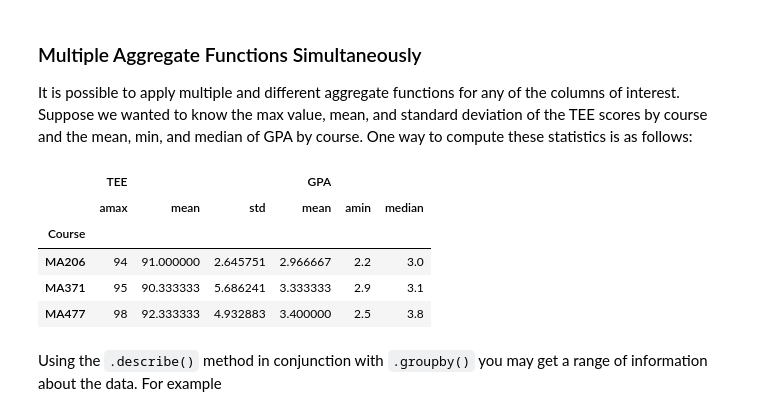
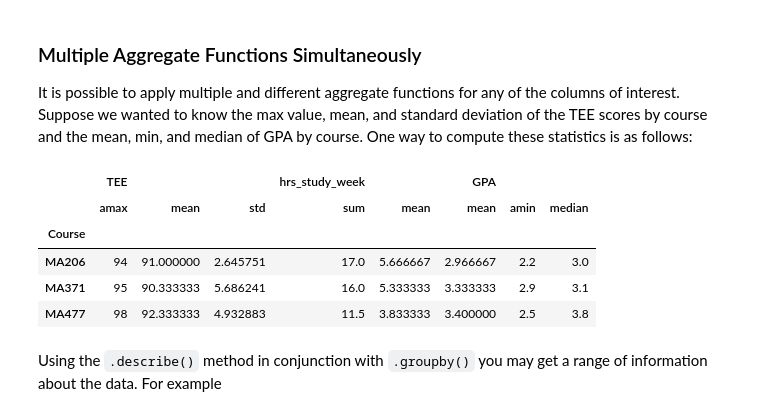
Before and after one commit to jkstarling/MA477-copy, a Jupyter notebook: MA477 - Theory and Applications of Data Science/Lessons/Lesson 3 - Pandas/Lesson 3 - Pandas.ipynb, the cells around one changed output. Saved outputs shown, nothing was run; the diff lists cells and outputs as text; code cells hidden in the pictures.

```diff
--- a/MA477 - Theory and Applications of Data Science/Lessons/Lesson 3 - Pandas/Lesson 3 - Pandas.ipynb
+++ b/MA477 - Theory and Applications of Data Science/Lessons/Lesson 3 - Pandas/Lesson 3 - Pandas.ipynb
@@ -1167,6 +1167,7 @@ Suppose we have randomly selected three cadets from each of the courses MA477, M
 data={'Course':['MA477','MA371','MA477','MA206','MA477','MA371','MA371','MA206','MA206'],
      'Cadet':['Lee','Leham','Ball','Clark','Park','Anna','Hilt','David','Rona'],
      'TEE':[98,92,89,94,90,95,84,90,89],
+      'hrs_study_week':[4,7,3,8,4.5,6.5,2.5,6,3],
      'GPA':[3.8,2.9,3.9,3.7,2.5,4.0,3.1,3.0,2.2]}
 # %%
 grade=pd.DataFrame(data)
@@ -1213,14 +1214,15 @@ Find the standard deviation for both TEE and GPA <b>ONLY</b> of cadets from MA47
 
 It is possible to apply multiple and different aggregate functions for any of the columns of interest. Suppose we wanted to know the max value, mean, and standard deviation of the TEE scores by course and the mean, min, and median of GPA by course. One way to compute these statistics is as follows:
 # %%
-grade.groupby(by='Course').agg({'TEE':[np.max,np.mean,np.std],'GPA':[np.mean,np.min,np.median]})
+grade.groupby(by='Course').agg({'TEE':[np.max,np.mean,np.std],'hrs_study_week':[np.sum,np.mean],
+                                'GPA':[np.mean,np.min,np.median]})
 # %% [output]
-|  | TEE |  |  | GPA |  |  |
-|  | amax | mean | std | mean | amin | median |
-| Course |  |  |  |  |  |  |
-| MA206 | 94 | 91.000000 | 2.645751 | 2.966667 | 2.2 | 3.0 |
-| MA371 | 95 | 90.333333 | 5.686241 | 3.333333 | 2.9 | 3.1 |
-| MA477 | 98 | 92.333333 | 4.932883 | 3.400000 | 2.5 | 3.8 |
+|  | TEE |  |  | hrs_study_week |  | GPA |  |  |
+|  | amax | mean | std | sum | mean | mean | amin | median |
+| Course |  |  |  |  |  |  |  |  |
+| MA206 | 94 | 91.000000 | 2.645751 | 17.0 | 5.666667 | 2.966667 | 2.2 | 3.0 |
+| MA371 | 95 | 90.333333 | 5.686241 | 16.0 | 5.333333 | 3.333333 | 2.9 | 3.1 |
+| MA477 | 98 | 92.333333 | 4.932883 | 11.5 | 3.833333 | 3.400000 | 2.5 | 3.8 |
 # %% [markdown]
 Using the `.describe()` method in conjunction with `.groupby()` you may get a range of information about the data. For example
 # %%
```
Also changed, not shown: parts of 2 cells of this notebook, 4 other files.
